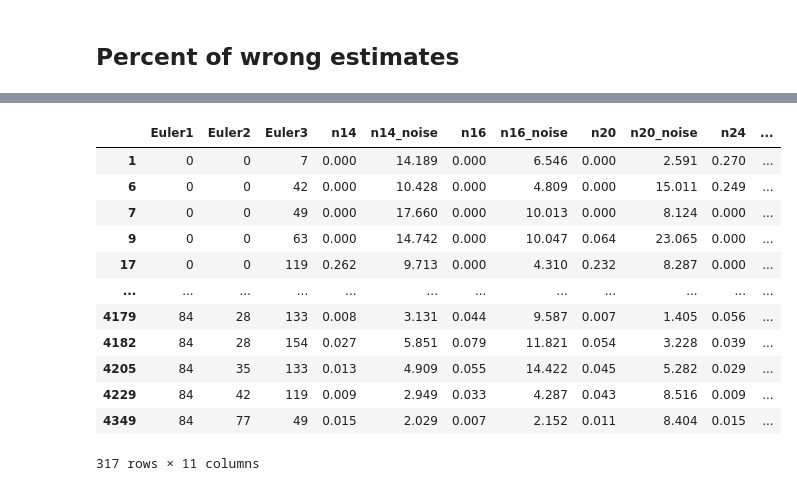
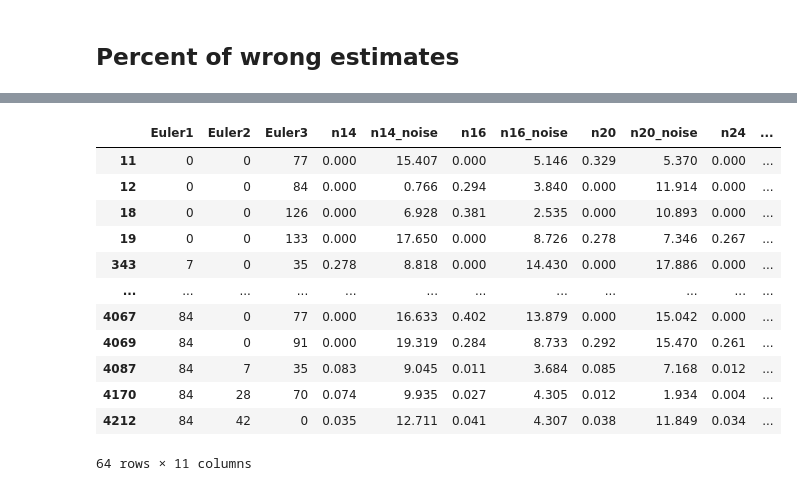
Before and after one commit to bertopadron/FTIR-EBSD, a Jupyter notebook: docs/08c_stats_test.ipynb, the cells around one changed output, grey strips where cells are left out. Saved outputs shown, nothing was run; the diff lists cells and outputs as text; code cells hidden in the pictures.

```diff
--- a/docs/08c_stats_test.ipynb
+++ b/docs/08c_stats_test.ipynb
@@ -43,6 +43,8 @@ mpl.rcParams['lines.markersize'] = 12
 mpl.rcParams['legend.frameon'] = False
 # %%
 dataset = pd.read_csv('output/2024-04-13_step7_lamb1987_noise_datapoints.csv')
+dataset2 = pd.read_csv('output/2024-04-18_step7_lamb1987_noise_datapoints.csv')
+dataset3 = pd.read_csv('output/2024-04-19_step7_lamb1987_noise_datapoints2.csv')
 dataset
 # %% [output]
 |  | Euler1 | Euler2 | Euler3 | n14 | n14_noise | n16 | n16_noise | n20 | n20_noise | n24 | ... |
@@ -260,16 +420,16 @@ Text(0.5, 0, 'number of datapoints')
 # %%
-dataset[dataset['n24_noise'] > 10]
+dataset[dataset3['n24_noise'] > 10]
 # %% [output]
 |  | Euler1 | Euler2 | Euler3 | n14 | n14_noise | n16 | n16_noise | n20 | n20_noise | n24 | ... |
-| 1 | 0 | 0 | 7 | 0.000 | 14.189 | 0.000 | 6.546 | 0.000 | 2.591 | 0.270 | ... |
-| 6 | 0 | 0 | 42 | 0.000 | 10.428 | 0.000 | 4.809 | 0.000 | 15.011 | 0.249 | ... |
-| 7 | 0 | 0 | 49 | 0.000 | 17.660 | 0.000 | 10.013 | 0.000 | 8.124 | 0.000 | ... |
-| 9 | 0 | 0 | 63 | 0.000 | 14.742 | 0.000 | 10.047 | 0.064 | 23.065 | 0.000 | ... |
-| 17 | 0 | 0 | 119 | 0.262 | 9.713 | 0.000 | 4.310 | 0.232 | 8.287 | 0.000 | ... |
+| 11 | 0 | 0 | 77 | 0.000 | 15.407 | 0.000 | 5.146 | 0.329 | 5.370 | 0.000 | ... |
+| 12 | 0 | 0 | 84 | 0.000 | 0.766 | 0.294 | 3.840 | 0.000 | 11.914 | 0.000 | ... |
+| 18 | 0 | 0 | 126 | 0.000 | 6.928 | 0.381 | 2.535 | 0.000 | 10.893 | 0.000 | ... |
+| 19 | 0 | 0 | 133 | 0.000 | 17.650 | 0.000 | 8.726 | 0.278 | 7.346 | 0.267 | ... |
+| 343 | 7 | 0 | 35 | 0.278 | 8.818 | 0.000 | 14.430 | 0.000 | 17.886 | 0.000 | ... |
 | ... | ... | ... | ... | ... | ... | ... | ... | ... | ... | ... | ... |
-| 4179 | 84 | 28 | 133 | 0.008 | 3.131 | 0.044 | 9.587 | 0.007 | 1.405 | 0.056 | ... |
-| 4182 | 84 | 28 | 154 | 0.027 | 5.851 | 0.079 | 11.821 | 0.054 | 3.228 | 0.039 | ... |
-| 4205 | 84 | 35 | 133 | 0.013 | 4.909 | 0.055 | 14.422 | 0.045 | 5.282 | 0.029 | ... |
-| 4229 | 84 | 42 | 119 | 0.009 | 2.949 | 0.033 | 4.287 | 0.043 | 8.516 | 0.009 | ... |
-| 4349 | 84 | 77 | 49 | 0.015 | 2.029 | 0.007 | 2.152 | 0.011 | 8.404 | 0.015 | ... |
+| 4067 | 84 | 0 | 77 | 0.000 | 16.633 | 0.402 | 13.879 | 0.000 | 15.042 | 0.000 | ... |
+| 4069 | 84 | 0 | 91 | 0.000 | 19.319 | 0.284 | 8.733 | 0.292 | 15.470 | 0.261 | ... |
+| 4087 | 84 | 7 | 35 | 0.083 | 9.045 | 0.011 | 3.684 | 0.085 | 7.168 | 0.012 | ... |
+| 4170 | 84 | 28 | 70 | 0.074 | 9.935 | 0.027 | 4.305 | 0.012 | 1.934 | 0.004 | ... |
+| 4212 | 84 | 42 | 0 | 0.035 | 12.711 | 0.041 | 4.307 | 0.038 | 11.849 | 0.034 | ... |
-317 rows × 11 columns
+64 rows × 11 columns
```
Also changed, not shown: parts of 20 cells of this notebook.
